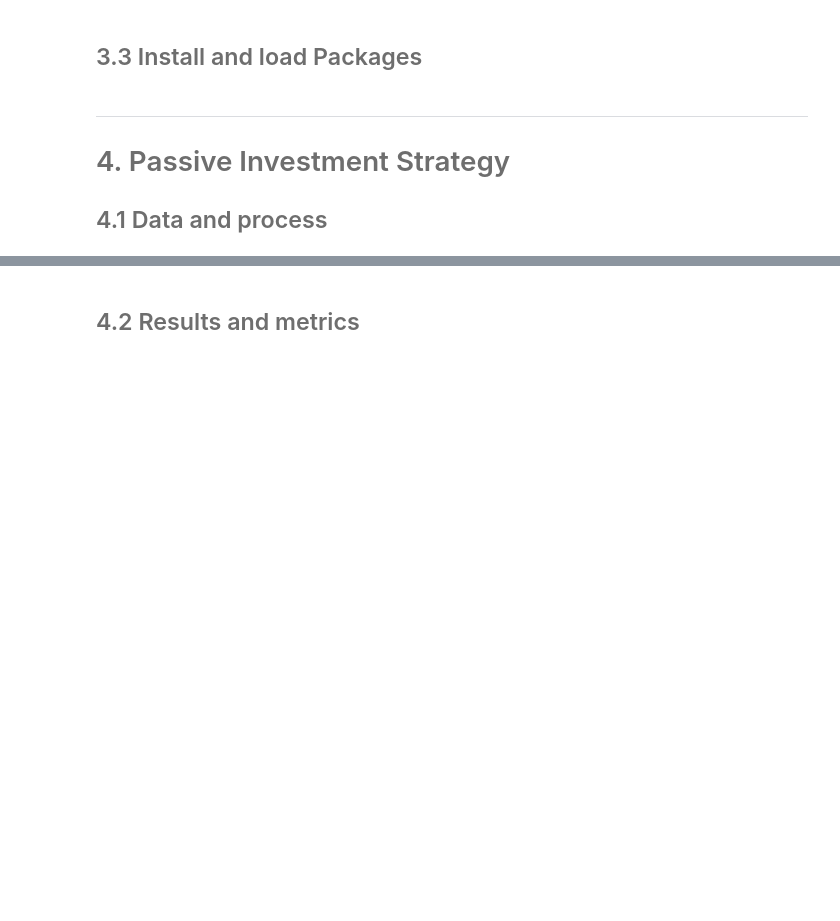
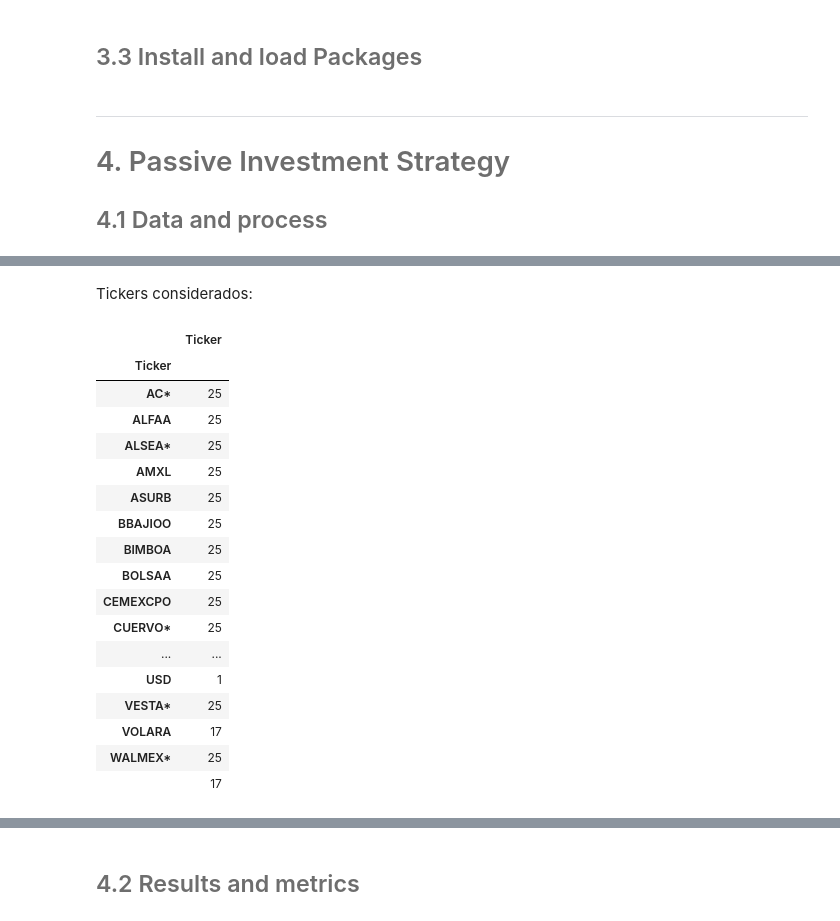
Before and after one commit to anamaria1404/Laboratorio-I, a Jupyter notebook: notebook.ipynb, the cells around one changed output, grey strips where cells are left out. Saved outputs shown, nothing was run; the diff lists cells and outputs as text; code cells hidden in the pictures; blank space fills up the shorter version.

```diff
--- a/notebook.ipynb
+++ b/notebook.ipynb
@@ -224,0 +96,23 @@ def metricas(df_pasiva, rf):
+# %% [markdown]
+Tickers considerados:
+# %%
+main.cant
+# %% [output]
+|  | Ticker |
+| Ticker |  |
+| AC* | 25 |
+| ALFAA | 25 |
+| ALSEA* | 25 |
+| AMXL | 25 |
+| ASURB | 25 |
+| BBAJIOO | 25 |
+| BIMBOA | 25 |
+| BOLSAA | 25 |
+| CEMEXCPO | 25 |
+| CUERVO* | 25 |
+| ... | ... |
+| USD | 1 |
+| VESTA* | 25 |
+| VOLARA | 17 |
+| WALMEX* | 25 |
+|  | 17 |
```
Also changed, not shown: parts of 25 cells of this notebook, 3 other files.
